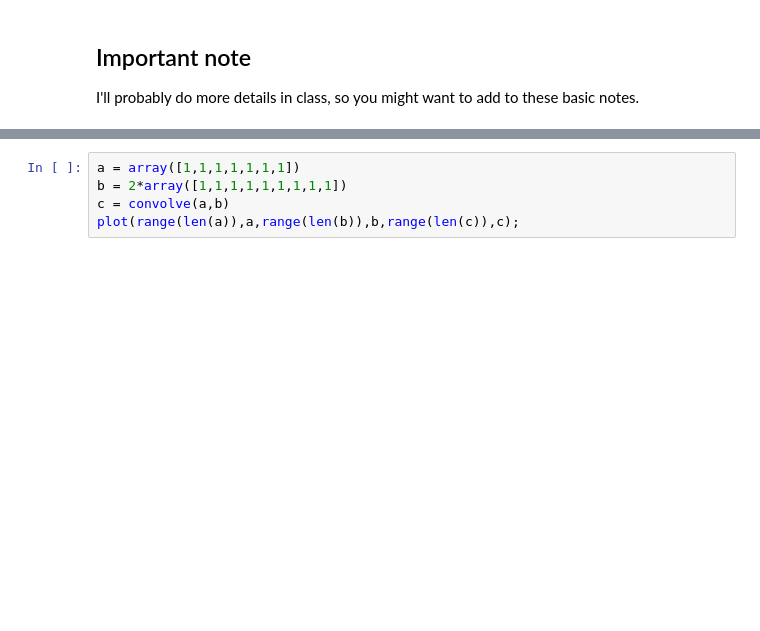
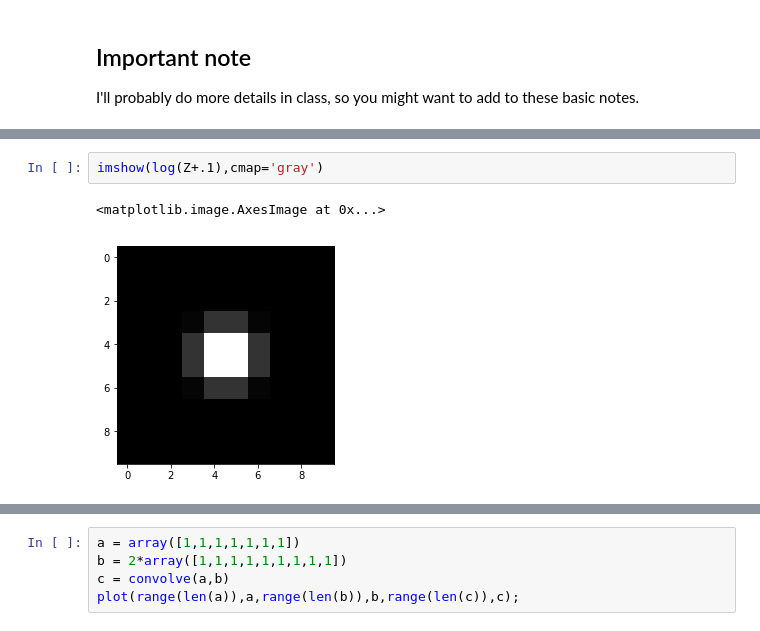
Before and after one commit to mlamoureux/Math502w19, a Jupyter notebook: Lecture18_Mar21.ipynb, the cells around one changed output, grey strips where cells are left out. Cells and saved outputs as stored; diff of their text form; blank space fills up the shorter version.

```diff
--- a/Lecture18_Mar21.ipynb
+++ b/Lecture18_Mar21.ipynb
@@ -64,0 +86,5 @@ Text(0.5, 1.0, 'A sine function sampled with delta t = 0.5')
+# %%
+imshow(log(Z+.1),cmap='gray')
+# %% [output]
+<matplotlib.image.AxesImage at 0x...>
+[figure, added]
```
Also changed, not shown: parts of 15 cells of this notebook, 1 other file.
